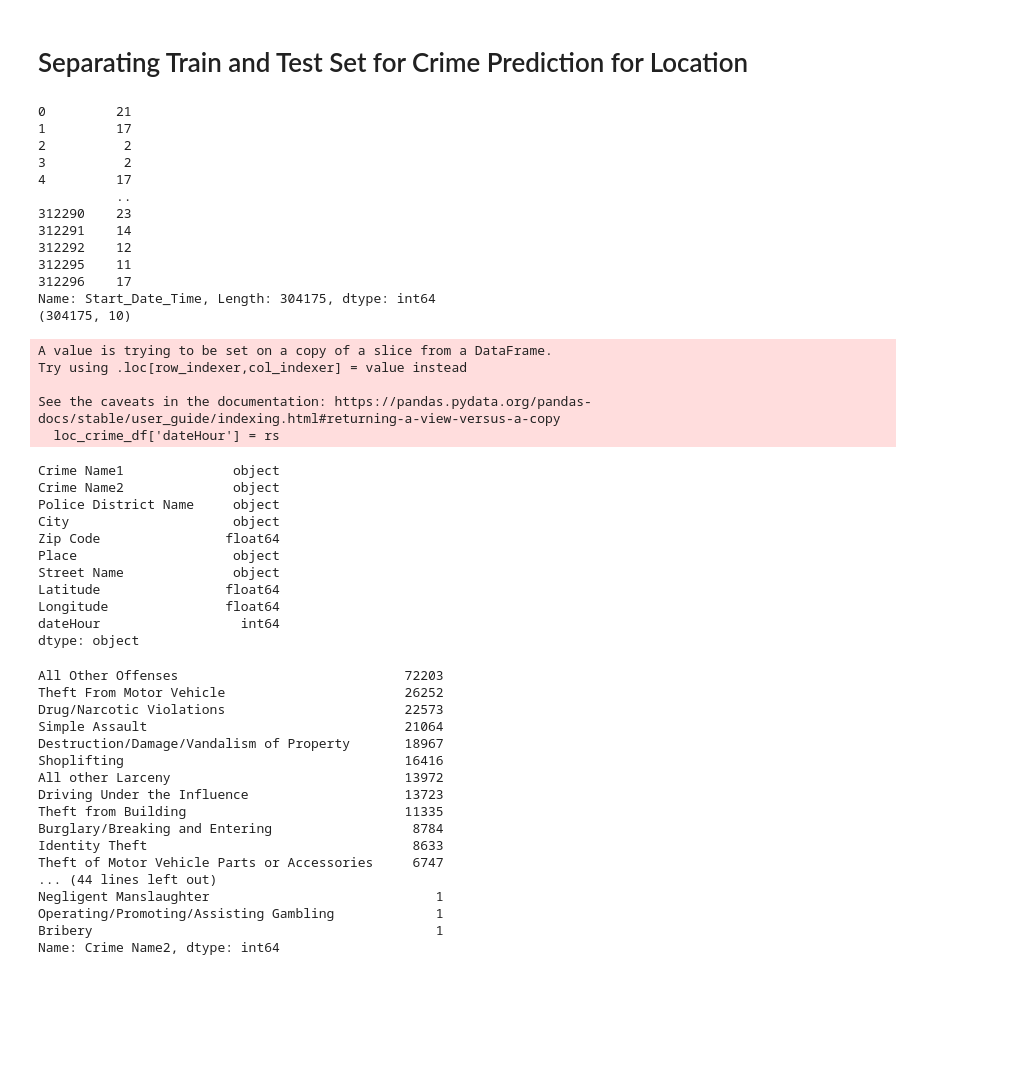
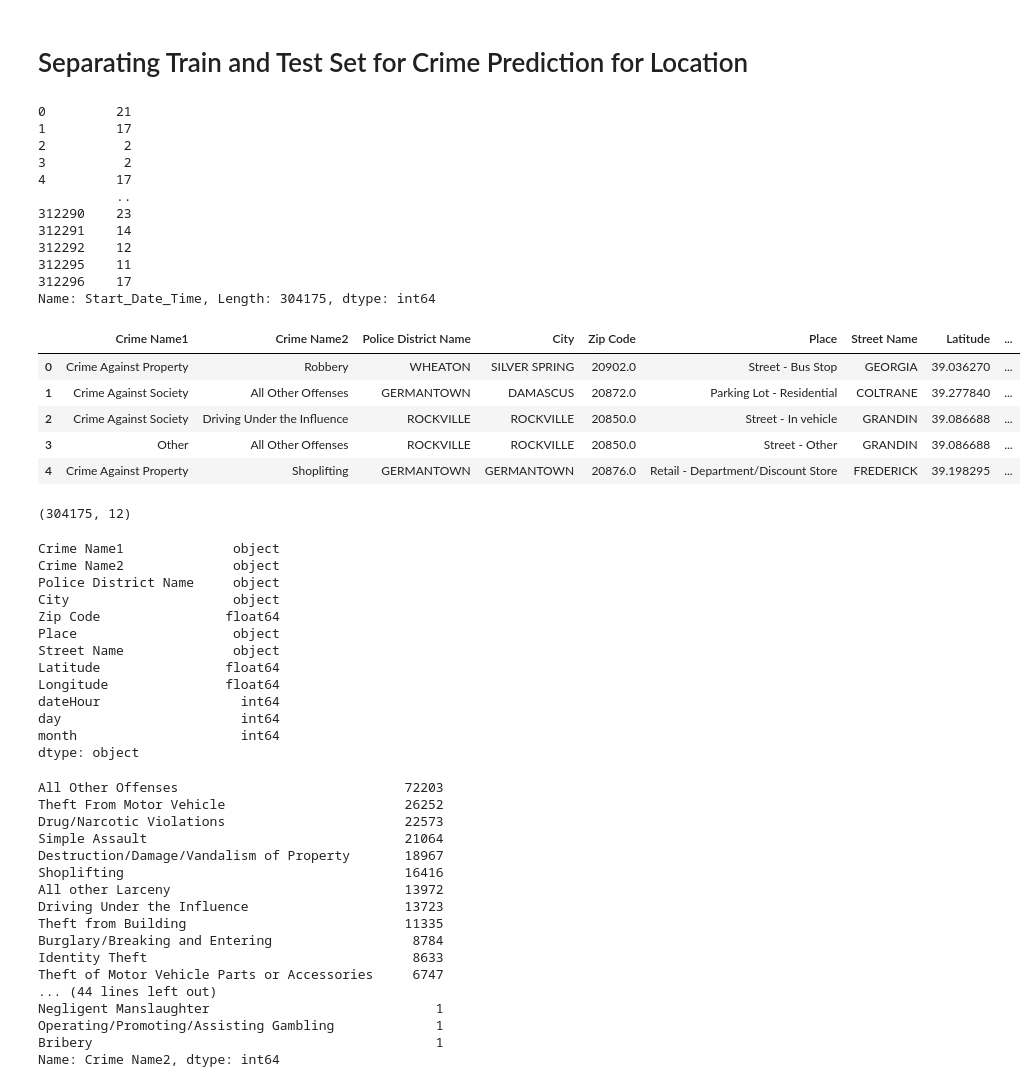
Before and after one commit to Shawon046/Crime-Prediction-for-Montgomery-County, a Jupyter notebook: crime predictor.ipynb, the cells around one changed output. Saved outputs shown, nothing was run; the diff lists cells and outputs as text; code cells hidden in the pictures; blank space fills up the shorter version.

```diff
--- a/crime predictor.ipynb
+++ b/crime predictor.ipynb
@@ -232,45 +232,52 @@ Name: Crime Name2, dtype: int64
 # %%
 # loc_crime_df = inputdf[['Latitude', 'Longitude', 'Crime Name1']]
 loc_crime_df = inputdf[['Crime Name1','Crime Name2', 'Police District Name', 'City', 'Zip Code', 'Place', 'Street Name', 'Latitude', 'Longitude']]
 dates = pd.to_datetime(inputdf['Start_Date_Time'])
 
 # extract Hours from Timestamp
 rs = dates.dt.hour
 print(rs)
-loc_crime_df['dateHour'] = rs
+loc_crime_df['dateHour'] = dates.dt.hour
+loc_crime_df['day'] = dates.dt.day
+loc_crime_df['month'] = dates.dt.month
 loc_crime_df.head()
-print(loc_crime_df.shape)
-loc_crime_df.dtypes
 # %% [output]
 0         21
 1         17
 2          2
 3          2
 4         17
           ..
 312290    23
 312291    14
 312292    12
 312295    11
 312296    17
 Name: Start_Date_Time, Length: 304175, dtype: int64
-(304175, 10)
-A value is trying to be set on a copy of a slice from a DataFrame.
-Try using .loc[row_indexer,col_indexer] = value instead
-
-See the caveats in the documentation: https://pandas.pydata.org/pandas-docs/stable/user_guide/indexing.html#returning-a-view-versus-a-copy
-  loc_crime_df['dateHour'] = rs
-Crime Name1              object
-Crime Name2              object
-Police District Name     object
-City                     object
-Zip Code                float64
-Place                    object
-Street Name              object
-Latitude                float64
-Longitude               float64
-dateHour                  int64
-dtype: object
+|  | Crime Name1 | Crime Name2 | Police District Name | City | Zip Code | Place | Street Name | Latitude | ... |
+| 0 | Crime Against Property | Robbery | WHEATON | SILVER SPRING | 20902.0 | Street - Bus Stop | GEORGIA | 39.036270 | ... |
+| 1 | Crime Against Society | All Other Offenses | GERMANTOWN | DAMASCUS | 20872.0 | Parking Lot - Residential | COLTRANE | 39.277840 | ... |
+| 2 | Crime Against Society | Driving Under the Influence | ROCKVILLE | ROCKVILLE | 20850.0 | Street - In vehicle | GRANDIN | 39.086688 | ... |
+| 3 | Other | All Other Offenses | ROCKVILLE | ROCKVILLE | 20850.0 | Street - Other | GRANDIN | 39.086688 | ... |
+| 4 | Crime Against Property | Shoplifting | GERMANTOWN | GERMANTOWN | 20876.0 | Retail - Department/Discount Store | FREDERICK | 39.198295 | ... |
+# %%
+print(loc_crime_df.shape)
+loc_crime_df.dtypes
+# %% [output]
+(304175, 12)
+Crime Name1              object
+Crime Name2              object
+Police District Name     object
+City                     object
+Zip Code                float64
+Place                    object
+Street Name              object
+Latitude                float64
+Longitude               float64
+dateHour                  int64
+day                       int64
+month                     int64
+dtype: object
 # %%
  # Removing Rows on Count condition
 counts = loc_crime_df['Crime Name2'].value_counts()
```
Also changed, not shown: parts of 10 cells of this notebook.
